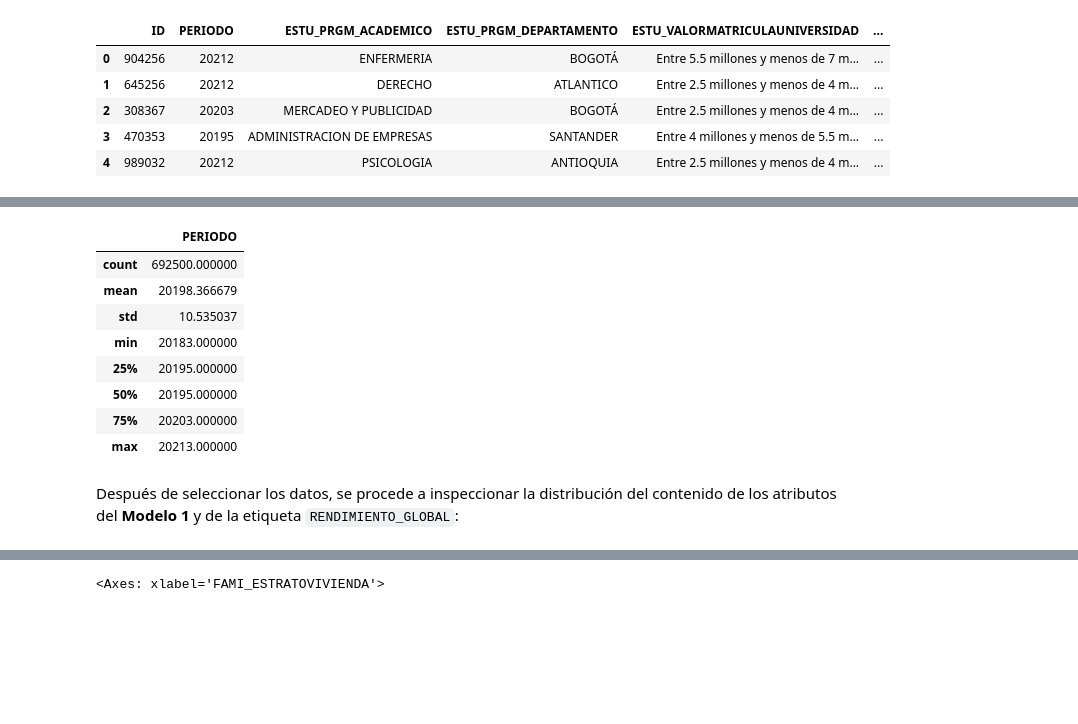
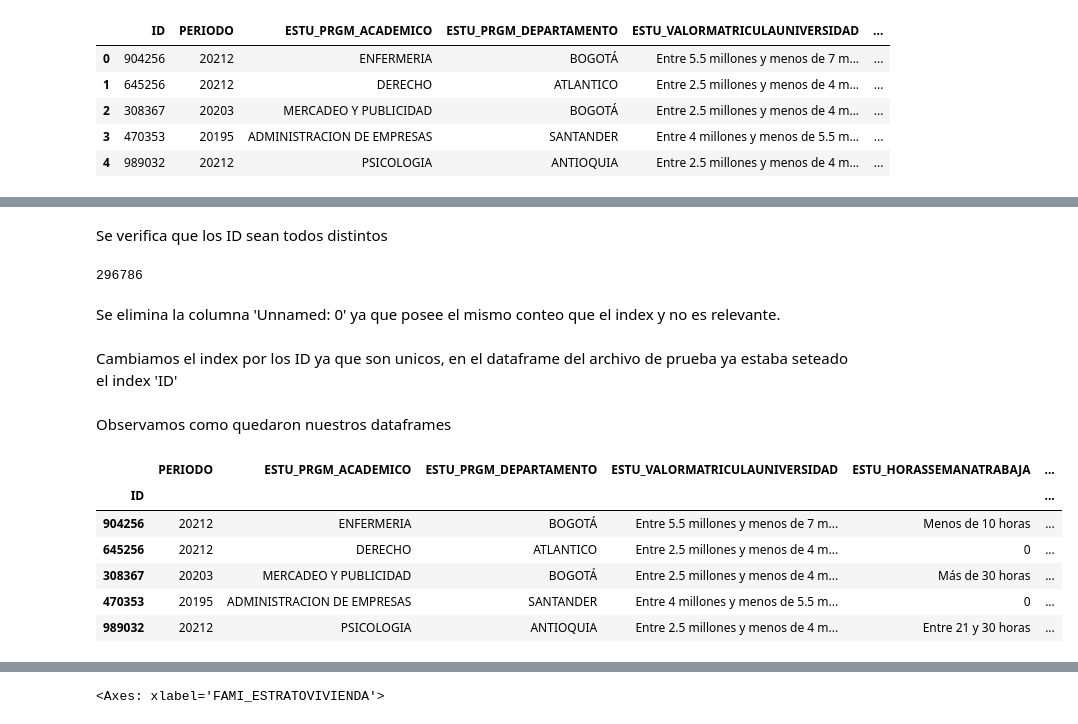
Before and after one commit to Hernandez484/01.01-PROYECTO-KAGGLE, a Jupyter notebook: 01 - exploración.ipynb, the cells around one changed output, grey strips where cells are left out. Drawn from its saved outputs; the diff is of its cells as text; code cells hidden in the pictures; blank space fills up the shorter version.

```diff
--- a/01 - exploración.ipynb
+++ b/01 - exploración.ipynb
@@ -86,3 +66,0 @@ z.head()
-# %%
-z = z[['PERIODO', 'FAMI_ESTRATOVIVIENDA', 'FAMI_EDUCACIONPADRE', 'FAMI_EDUCACIONMADRE', 'ESTU_PAGOMATRICULAPROPIO', 'ESTU_HORASSEMANATRABAJA', 'ESTU_VALORMATRICULAUNIVERSIDAD', 'RENDIMIENTO_GLOBAL']]
-z.head()
@@ -95,0 +144,8 @@ z.head()
+# %% [markdown]
+Se verifica que los ID sean todos distintos
+# %%
+x ['ID'].nunique()
+# %% [output]
+296786
+# %% [markdown]
+Se elimina la columna 'Unnamed: 0' ya que posee el mismo conteo que el index y no es relevante.
@@ -96,14 +154,17 @@ z.head()
+# %% [markdown]
+Cambiamos el index por los ID ya que son unicos, en el dataframe del archivo de prueba ya estaba seteado el index 'ID'
+# %%
+z.set_index('ID', inplace=True)
+x.set_index('ID', inplace=True)
+# %% [markdown]
+Observamos como quedaron nuestros dataframes
 # %%
-z.describe()
+z.head()
 # %% [output]
-|  | PERIODO |
-| count | 692500.000000 |
-| mean | 20198.366679 |
-| std | 10.535037 |
-| min | 20183.000000 |
-| 25% | 20195.000000 |
-| 50% | 20195.000000 |
-| 75% | 20203.000000 |
-| max | 20213.000000 |
+|  | PERIODO | ESTU_PRGM_ACADEMICO | ESTU_PRGM_DEPARTAMENTO | ESTU_VALORMATRICULAUNIVERSIDAD | ESTU_HORASSEMANATRABAJA | ... |
+| ID |  |  |  |  |  | ... |
+| 904256 | 20212 | ENFERMERIA | BOGOTÁ | Entre 5.5 millones y menos de 7 m... | Menos de 10 horas | ... |
+| 645256 | 20212 | DERECHO | ATLANTICO | Entre 2.5 millones y menos de 4 m... | 0 | ... |
+| 308367 | 20203 | MERCADEO Y PUBLICIDAD | BOGOTÁ | Entre 2.5 millones y menos de 4 m... | Más de 30 horas | ... |
+| 470353 | 20195 | ADMINISTRACION DE EMPRESAS | SANTANDER | Entre 4 millones y menos de 5.5 m... | 0 | ... |
+| 989032 | 20212 | PSICOLOGIA | ANTIOQUIA | Entre 2.5 millones y menos de 4 m... | Entre 21 y 30 horas | ... |
-# %% [markdown]
-Después de seleccionar los datos, se procede a inspeccionar la distribución del contenido de los atributos del **Modelo 1** y de la etiqueta `RENDIMIENTO_GLOBAL`:
```
Also changed, not shown: parts of 41 cells of this notebook.
